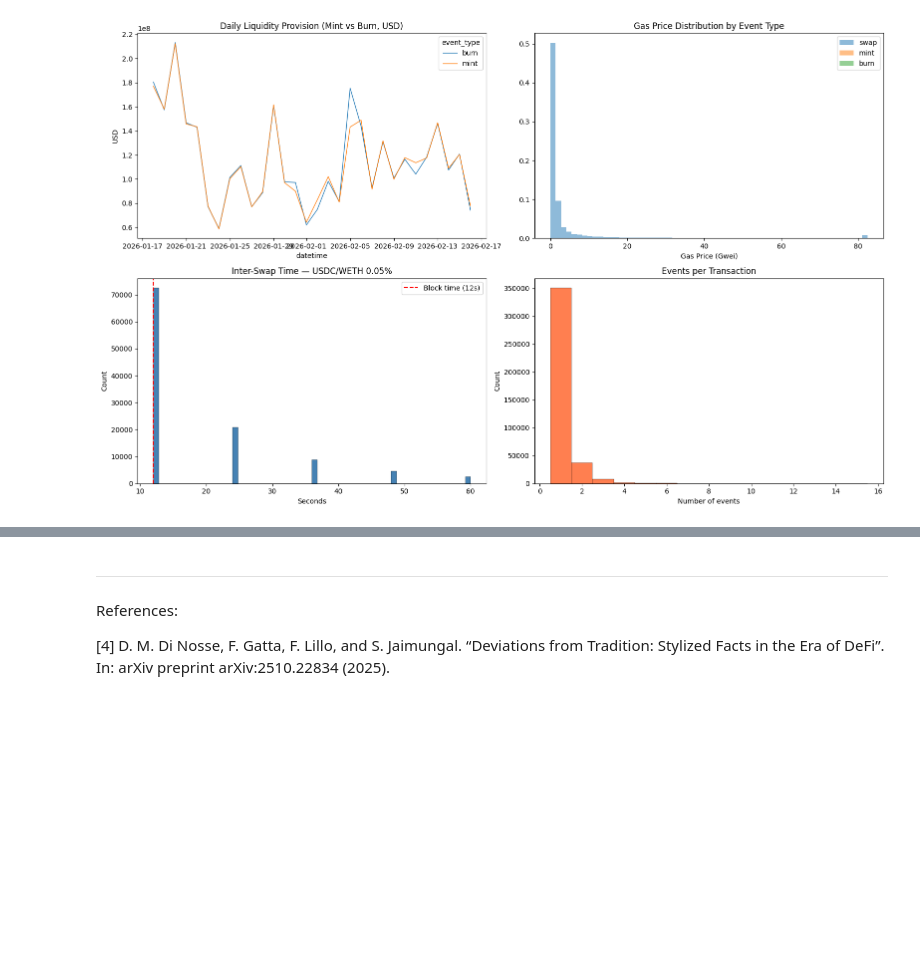
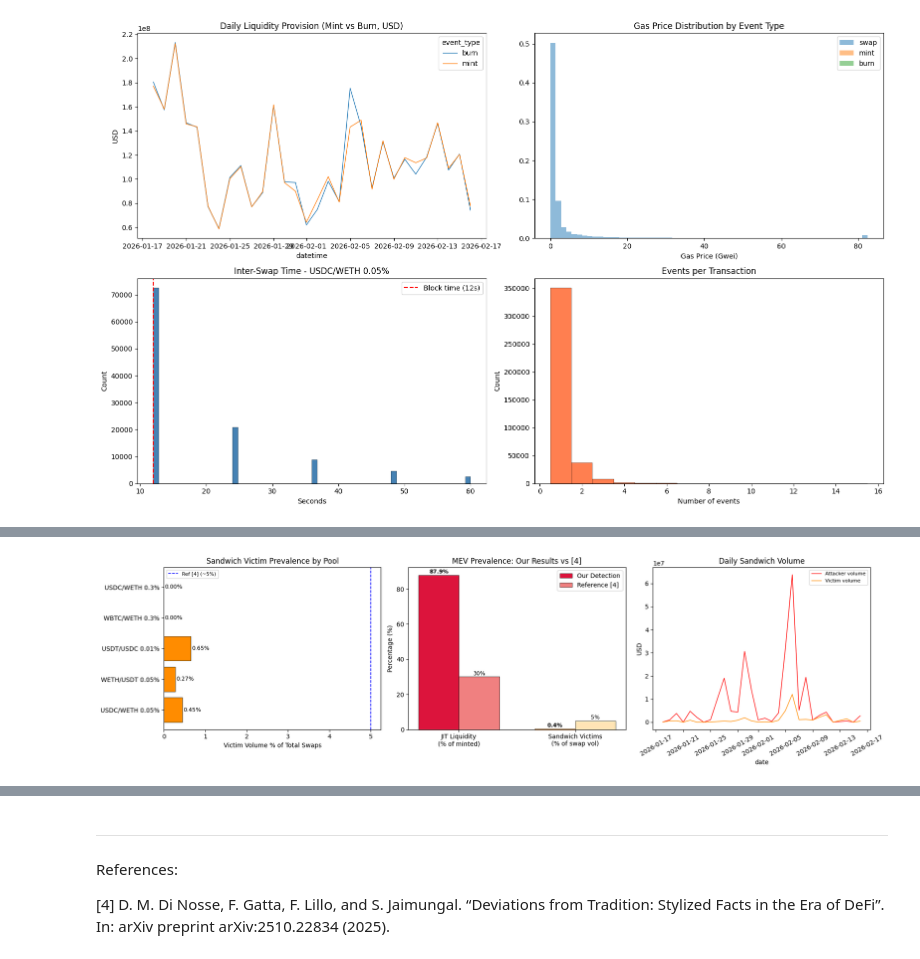
Before and after one commit to adonis107/MDS, a Jupyter notebook: DHF-LAB6-AMRI-CHIBA-JAMAL.ipynb, the cells around one changed output, grey strips where cells are left out. Saved outputs shown, nothing was run; the diff lists cells and outputs as text; code cells hidden in the pictures; blank space fills up the shorter version.

```diff
--- a/DHF-LAB6-AMRI-CHIBA-JAMAL.ipynb
+++ b/DHF-LAB6-AMRI-CHIBA-JAMAL.ipynb
@@ -270,0 +529,67 @@ Comment.
+# %%
+fig, axes = plt.subplots(1, 3, figsize=(18, 5))
+
+# Per-pool Sandwich victim prevalence
+sand_pcts, sand_labels = [], []
+for pool_addr in df['pool'].unique():
+    pname = pool_names.get(pool_addr, pool_addr[:12])
+    t_usd = df[(df['event_type'] == 'swap') & (df['pool'] == pool_addr)]['amountUSD'].sum()
+    if pool_addr in sand_confirmed['pool'].values: v_usd = sand_confirmed[sand_confirmed['pool'] == pool_addr].drop_duplicates(subset=['transaction.blockNumber', 'pool', 'victim', 'v_idx'])['v_usd'].sum()
+    else: v_usd = 0
+    if t_usd > 0:
+        sand_pcts.append(v_usd / t_usd * 100)
+        sand_labels.append(pname)
+
+bars = axes[0].barh(sand_labels, sand_pcts, color='darkorange', edgecolor='black', linewidth=0.5)
+axes[0].axvline(5, color='blue', linestyle='--', linewidth=1.2, label='Ref [4] (~5%)')
+axes[0].set_xlabel('Victim Volume % of Total Swaps')
+axes[0].set_title('Sandwich Victim Prevalence by Pool')
+axes[0].legend(fontsize=8)
+for bar, pct in zip(bars, sand_pcts):
+    axes[0].text(bar.get_width() + 0.02, bar.get_y() + bar.get_height()/2, f'{pct:.2f}%', va='center', fontsize=9)
+
+# Comparison vs [4]
+categories = ['JIT Liquidity\n(% of minted)', 'Sandwich Victims\n(% of swap vol)']
+our_vals   = [jit_mint_usd / total_mint_usd * 100, victim_swap_usd / total_swap_usd * 100]
+ref_vals   = [30, 5]
+
+x = np.arange(len(categories))
+w = 0.35
+axes[1].bar(x - w/2, our_vals, w, label='Our Detection', color=['crimson', 'darkorange'], edgecolor='black', linewidth=0.5)
+axes[1].bar(x + w/2, ref_vals, w, label='Reference [4]', color=['lightcoral', 'moccasin'], edgecolor='black', linewidth=0.5)
+axes[1].set_xticks(x)
+axes[1].set_xticklabels(categories)
+axes[1].set_ylabel('Percentage (%)')
+axes[1].set_title('MEV Prevalence: Our Results vs [4]')
+axes[1].legend()
+for i, (ov, rv) in enumerate(zip(our_vals, ref_vals)):
+    axes[1].text(i - w/2, ov + 1, f'{ov:.1f}%', ha='center', fontsize=9, fontweight='bold')
+    axes[1].text(i + w/2, rv + 1, f'{rv:.0f}%', ha='center', fontsize=9)
+
+# Sandwich attack volume breakdown (attacker vs victim)
+sand_ts = sandwich_attacks.merge(
+    df_work[['transaction.blockNumber', 'transaction.timestamp']].drop_duplicates(),
+    on='transaction.blockNumber', how='left'
+)
+sand_ts['date'] = pd.to_datetime(sand_ts['transaction.timestamp'], unit='s').dt.date
+
+victim_ts = victim_swaps.merge(
+    df_work[['transaction.blockNumber', 'transaction.timestamp']].drop_duplicates(),
+    on='transaction.blockNumber', how='left'
+)
+victim_ts['date'] = pd.to_datetime(victim_ts['transaction.timestamp'], unit='s').dt.date
+
+daily_victim  = victim_ts.groupby('date')['v_usd'].sum()
+daily_attacker = sand_ts.groupby('date')[['f_usd', 'b_usd']].sum().sum(axis=1)
+
+daily_attacker.plot(ax=axes[2], label='Attacker volume', color='red', linewidth=1)
+daily_victim.plot(ax=axes[2], label='Victim volume', color='darkorange', linewidth=1)
+axes[2].set_title('Daily Sandwich Volume')
+axes[2].set_ylabel('USD')
+axes[2].legend(fontsize=8)
+axes[2].tick_params(axis='x', rotation=30)
+
+plt.tight_layout()
+plt.show()
+# %% [output]
+[figure, added]
```
Also changed, not shown: parts of 9 cells of this notebook.
